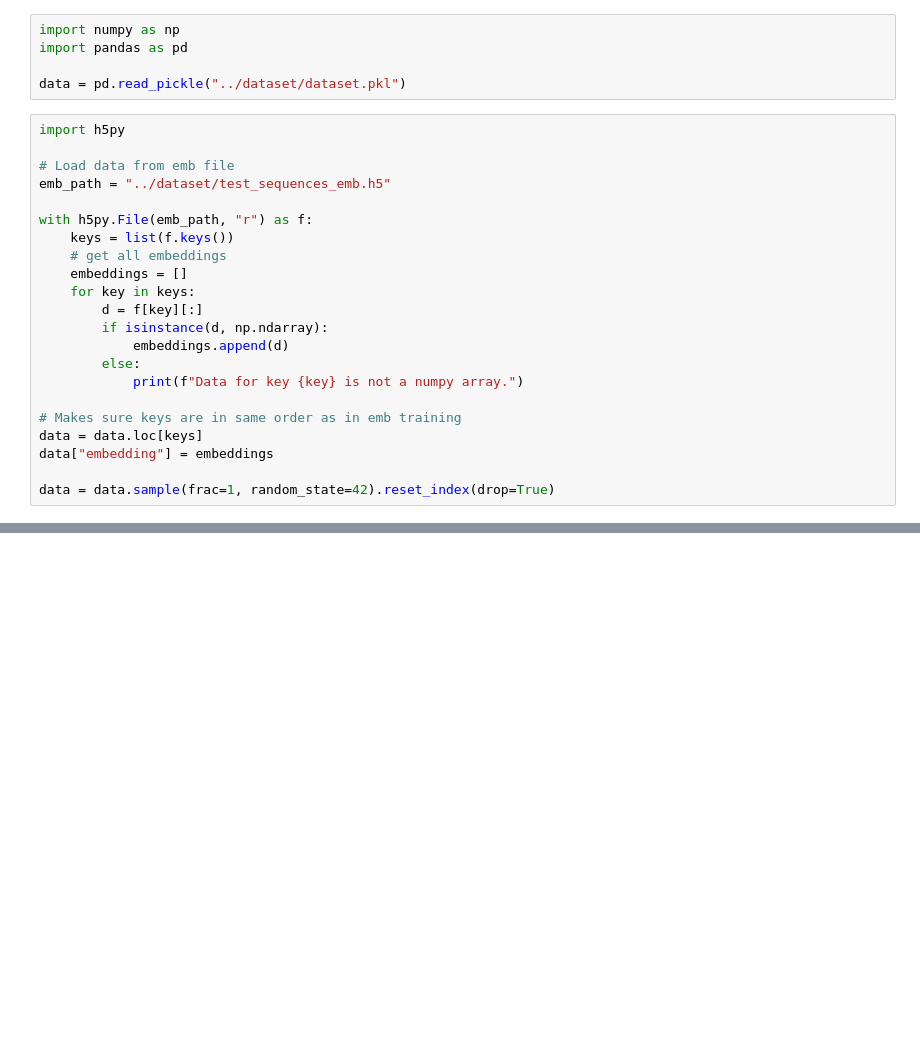
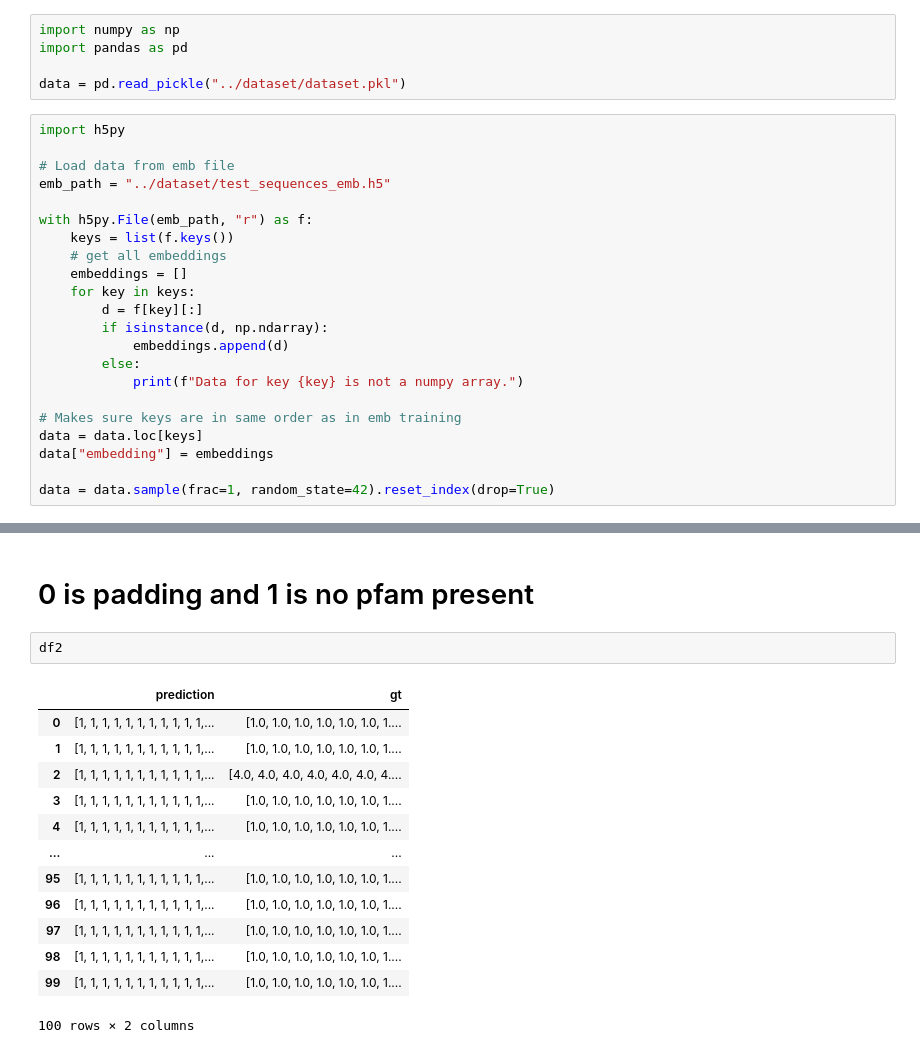
Before and after one commit to BetelgeuseBugFixer/PPI, a Jupyter notebook: models/saved_model_testing.ipynb, the cells around one changed output, grey strips where cells are left out. Cells and saved outputs as stored; diff of their text form; blank space fills up the shorter version.

```diff
--- a/models/saved_model_testing.ipynb
+++ b/models/saved_model_testing.ipynb
@@ -183,0 +304,18 @@ print([int(i) for i in example_output.numpy()])
+# %% [markdown]
+# 0 is padding and 1 is no pfam present
+# %%
+df2
+# %% [output]
+|  | prediction | gt |
+| 0 | [1, 1, 1, 1, 1, 1, 1, 1, 1, 1, 1,... | [1.0, 1.0, 1.0, 1.0, 1.0, 1.0, 1.... |
+| 1 | [1, 1, 1, 1, 1, 1, 1, 1, 1, 1, 1,... | [1.0, 1.0, 1.0, 1.0, 1.0, 1.0, 1.... |
+| 2 | [1, 1, 1, 1, 1, 1, 1, 1, 1, 1, 1,... | [4.0, 4.0, 4.0, 4.0, 4.0, 4.0, 4.... |
+| 3 | [1, 1, 1, 1, 1, 1, 1, 1, 1, 1, 1,... | [1.0, 1.0, 1.0, 1.0, 1.0, 1.0, 1.... |
+| 4 | [1, 1, 1, 1, 1, 1, 1, 1, 1, 1, 1,... | [1.0, 1.0, 1.0, 1.0, 1.0, 1.0, 1.... |
+| ... | ... | ... |
+| 95 | [1, 1, 1, 1, 1, 1, 1, 1, 1, 1, 1,... | [1.0, 1.0, 1.0, 1.0, 1.0, 1.0, 1.... |
+| 96 | [1, 1, 1, 1, 1, 1, 1, 1, 1, 1, 1,... | [1.0, 1.0, 1.0, 1.0, 1.0, 1.0, 1.... |
+| 97 | [1, 1, 1, 1, 1, 1, 1, 1, 1, 1, 1,... | [1.0, 1.0, 1.0, 1.0, 1.0, 1.0, 1.... |
+| 98 | [1, 1, 1, 1, 1, 1, 1, 1, 1, 1, 1,... | [1.0, 1.0, 1.0, 1.0, 1.0, 1.0, 1.... |
+| 99 | [1, 1, 1, 1, 1, 1, 1, 1, 1, 1, 1,... | [1.0, 1.0, 1.0, 1.0, 1.0, 1.0, 1.... |
+100 rows × 2 columns
```
Also changed, not shown: parts of 19 cells of this notebook, 1 other file.
